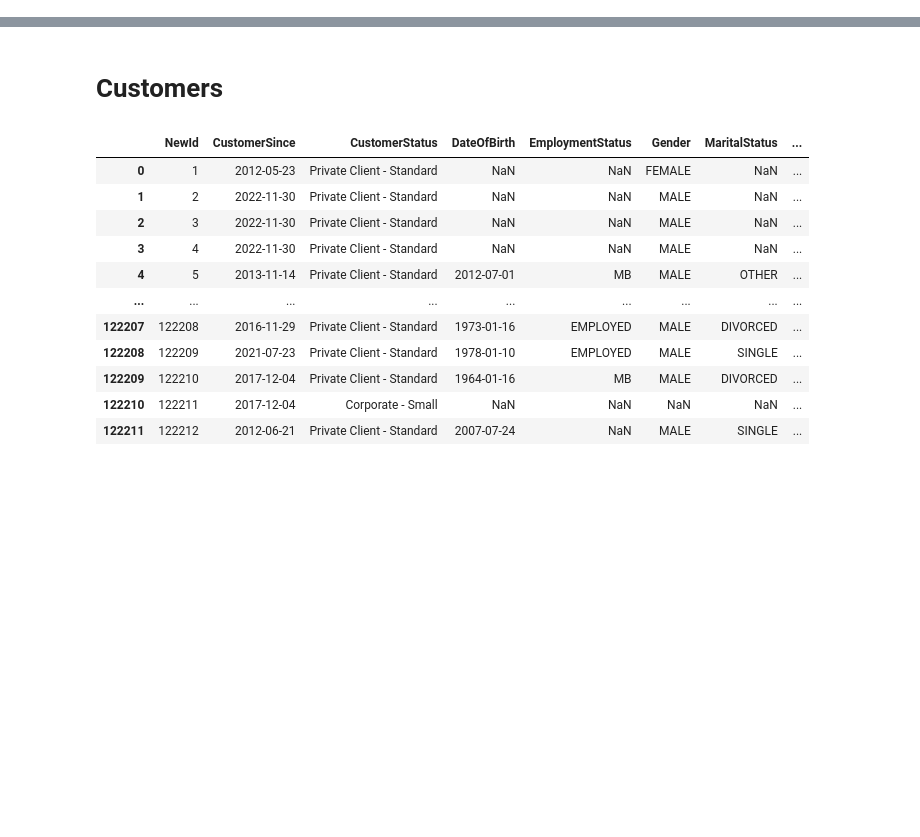
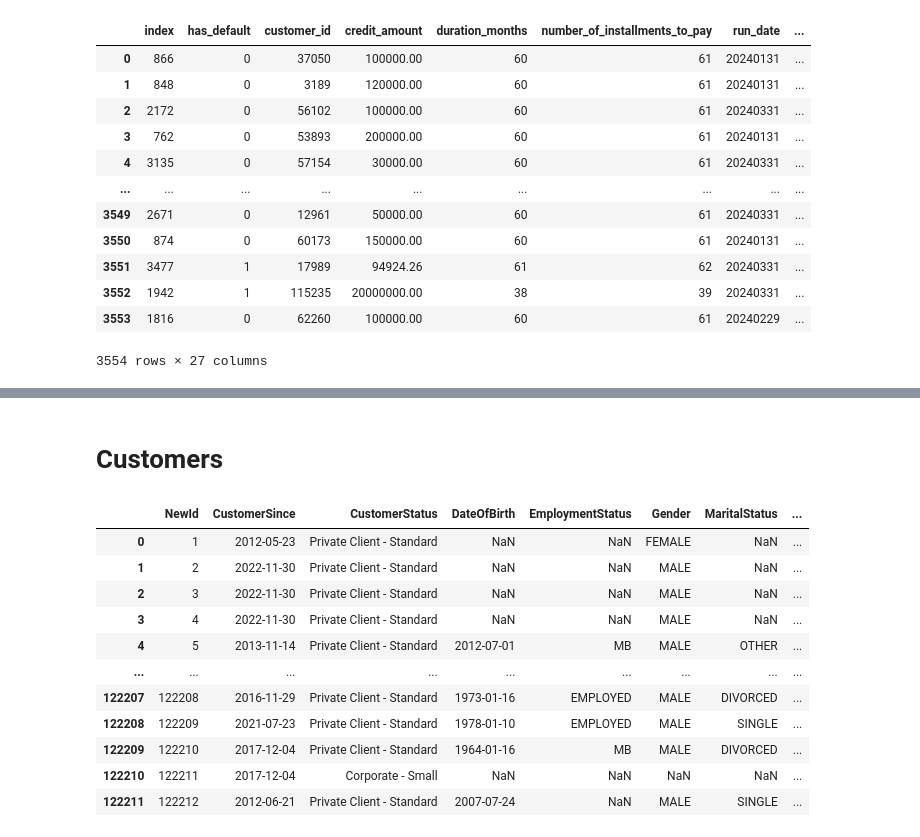
Before and after one commit to vilmanorja/MLOps_project, a Jupyter notebook: notebooks/EDA_raw_data.ipynb, the cells around one changed output, grey strips where cells are left out. Cells and saved outputs as stored; diff of their text form; code cells hidden in the pictures; blank space fills up the shorter version.

Commit message:
load data from feature store

```diff
--- a/notebooks/EDA_raw_data.ipynb
+++ b/notebooks/EDA_raw_data.ipynb
@@ -6,3 +6,21 @@ import os
 import matplotlib.pyplot as plt
 import seaborn as sns
 from typing import List, Optional
+# %%
+SETTINGS_STORE = {
+    "FS_API_KEY" : "2f1i6yWKFYpk2lcc.m45VNbPtZC2Su1l5mn2rIZF11z4BIZAIjqC0BFAMKYvdNwY88XJr7qq7RPdLWDeZ",
+    "FS_PROJECT_NAME" : "novaims_mlops_project"
+}
+# %%
+import hopsworks
+try:
+    project = hopsworks.login( api_key_value=SETTINGS_STORE["FS_API_KEY"], project=SETTINGS_STORE["FS_PROJECT_NAME"])
+    fs = project.get_feature_store(name='novaims_mlops_project')
+
+    fg_target = fs.get_feature_group('target_project', version=1).read()
+    fg_num = fs.get_feature_group('numerical_features_project', version=1).read()
+    fg_cat = fs.get_feature_group('categorical_features_project', version=1).read()
+    df = pd.merge(fg_target, fg_num, left_on='index', right_on='index')
+    df = pd.merge(df, fg_cat, left_on='index', right_on='index')
+except:
+    df = None
@@ -8,0 +48,34 @@ from typing import List, Optional
+# %%
+column_map = {
+    'index': 'index',  # if still needed
+    'has_default': 'HasDefault',
+    'customer_id': 'CustomerId',
+    'credit_amount': 'CreditAmount',
+    'duration_months': 'Duration_Months',
+    'number_of_installments_to_pay': 'NumberOfInstallmentsToPay',
+    'run_date': 'run_date',
+    'avg_monthly_income': 'Avg_Monthly_Income',
+    'income_stability': 'Income_Stability',
+    'avg_monthly_expenses': 'Avg_Monthly_expenses',
+    'expenses_stability': 'Expenses_Stability',
+    'avg_monthly_funds': 'Avg_Monthly_Funds',
+    'funds_stability': 'Funds_Stability',
+    'previous_loan_count': 'Previous_Loan_Count',
+    'previous_loans_avg_amount': 'Previous_Loans_Avg_Amount',
+    'previous_loans_std': 'Previous_Loans_Std',
+    'previous_loan_defaults': 'Previous_Loan_Defaults',
+    'active_loans_count': 'Active_Loans_Count',
+    'active_loan_amount_total': 'Active_Loan_Amount_Total',
+    'yr_net_monthly_in': 'YrNetMonthlyIn',
+    'age': 'Age',
+    'is_employed': 'Is_Employed',
+    'is_married': 'Is_Married',
+    'credit_type': 'CreditType',
+    'payment_frequency': 'PaymentFrequency',
+    'seg_group': 'SegGroup',
+    'a_m_l_risk_rating': 'AMLRiskRating'
+}
+
+df = df.rename(columns=column_map)
+df
+# %% [output]
@@ -8,0 +83,13 @@ from typing import List, Optional
+|  | index | has_default | customer_id | credit_amount | duration_months | number_of_installments_to_pay | run_date | ... |
+| 0 | 866 | 0 | 37050 | 100000.00 | 60 | 61 | 20240131 | ... |
+| 1 | 848 | 0 | 3189 | 120000.00 | 60 | 61 | 20240131 | ... |
+| 2 | 2172 | 0 | 56102 | 100000.00 | 60 | 61 | 20240331 | ... |
+| 3 | 762 | 0 | 53893 | 200000.00 | 60 | 61 | 20240131 | ... |
+| 4 | 3135 | 0 | 57154 | 30000.00 | 60 | 61 | 20240331 | ... |
+| ... | ... | ... | ... | ... | ... | ... | ... | ... |
+| 3549 | 2671 | 0 | 12961 | 50000.00 | 60 | 61 | 20240331 | ... |
+| 3550 | 874 | 0 | 60173 | 150000.00 | 60 | 61 | 20240131 | ... |
+| 3551 | 3477 | 1 | 17989 | 94924.26 | 61 | 62 | 20240331 | ... |
+| 3552 | 1942 | 1 | 115235 | 20000000.00 | 38 | 39 | 20240331 | ... |
+| 3553 | 1816 | 0 | 62260 | 100000.00 | 60 | 61 | 20240229 | ... |
+3554 rows × 27 columns
```
Also changed, not shown: parts of 4 cells of this notebook, 6 other files.
